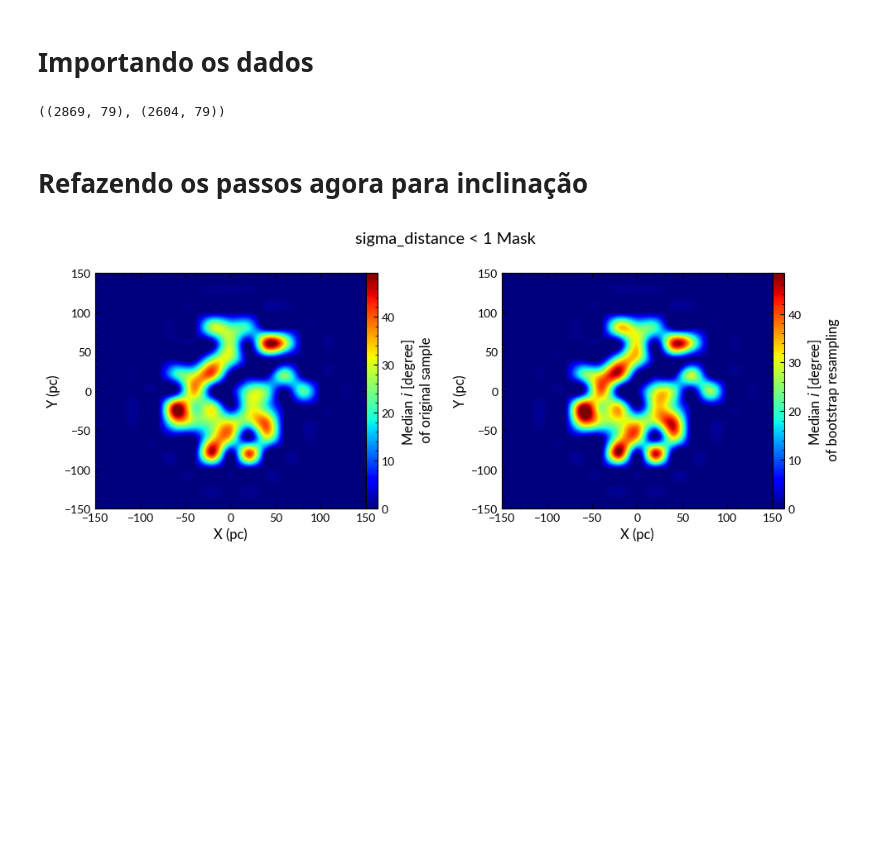
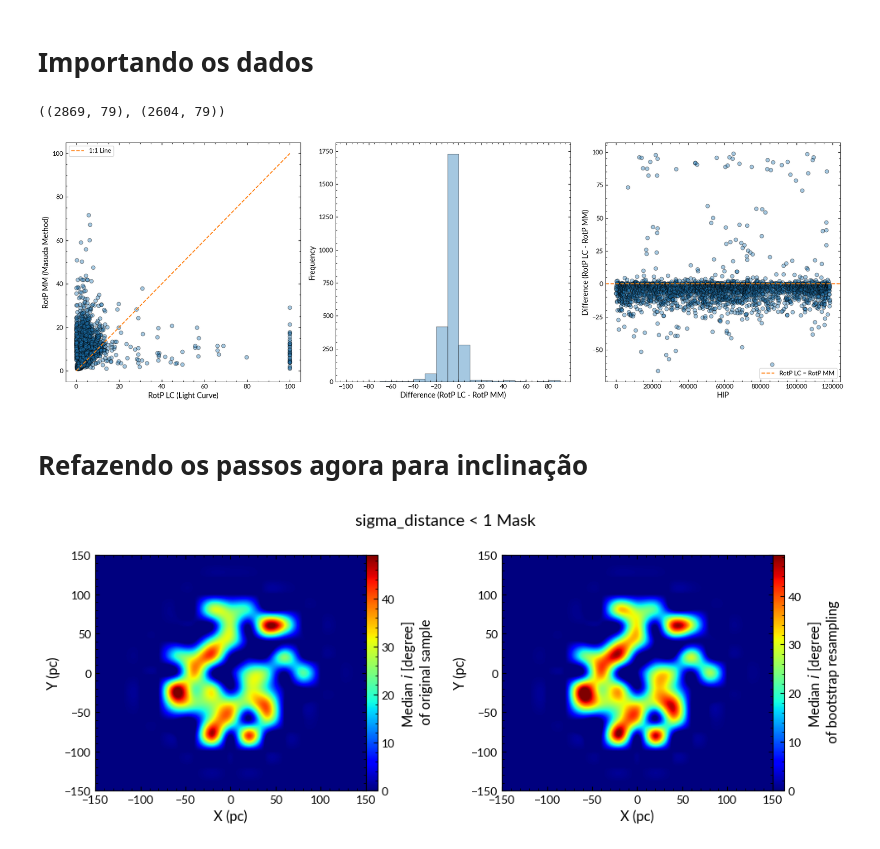
Before and after one commit to SarahBarbosa/ring-like-structure, a Jupyter notebook: docs/TESTE_ROTP_BOOT.ipynb, the cells around one changed output. Saved outputs shown, nothing was run; the diff lists cells and outputs as text; code cells hidden in the pictures; blank space fills up the shorter version.

Commit message:
masuda method apply

```diff
--- a/docs/TESTE_ROTP_BOOT.ipynb
+++ b/docs/TESTE_ROTP_BOOT.ipynb
@@ -53,6 +53,8 @@ def calcular_inclinacao(row):
 # %%
 gcs = pd.read_csv("../data/gcs-Fstars.csv")
 periodos = pd.read_csv("../data/Fstars_with_periods.csv")
+masuda = pd.read_csv("../data/Fstars_with_periods_masuda.csv")
+
 raios = pd.read_csv("../data/Fstars_with_radius_DR2.csv").rename(
     {"target_id": "Name"}, axis = 1)[["Name", "radius_val"]].drop_duplicates(subset="Name")
 
@@ -61,5 +63,43 @@ df = pd.merge(df, raios, on="Name")
 df.shape, df.dropna(subset={"RotP", "radius_val"}, axis = 0).shape
 # %% [output]
 ((2869, 79), (2604, 79))
+# %%
+# Aqui vamos ver o quanto difere os resultados via curva de luz e do Masuda (2022)
+teste = pd.merge(df, masuda, on="HIP").dropna(subset=["RotP"])
+
+# Calcular a diferença entre os valores de RotP e p_max_like
+teste["difference"] = teste["RotP"] - teste["p_max_like"]
+
+min_difference = int(teste["difference"].min()) - 34
+max_difference = int(teste["difference"].max()) + 2
+intervalos = range(min_difference, max_difference, 10)
+
+fig, axs = plt.subplots(1, 3, figsize=(18, 6))
+
+# Primeiro subplot: RotP vs p_max_like
+axs[0].scatter(teste["RotP"], teste["p_max_like"], c='C0', edgecolor='k',  alpha=0.4)
+axs[0].plot([teste["RotP"].min(), teste["RotP"].max()], [teste["RotP"].min(), teste["RotP"].max()],
+            color='C1', linestyle='--', label='1:1 Line')
+axs[0].set_xlabel('RotP LC (Light Curve)')
+axs[0].set_ylabel('RotP MM (Masuda Method)')
+axs[0].legend()
+
+# Segundo subplot: Histograma das diferenças
+axs[1].hist(teste["difference"], bins=intervalos, color='C0', edgecolor='k',  alpha=0.4)
+axs[1].set_xticks(intervalos[::2])
+axs[1].set_xlabel('Difference (RotP LC - RotP MM)')
+axs[1].set_ylabel('Frequency')
+
+# Terceiro subplot: Gráfico de dispersão das diferenças
+axs[2].scatter(teste["HIP"], teste["difference"], c='C0', edgecolor='k',  alpha=0.4)
+axs[2].axhline(y=0, color="C1", ls="--", label="RotP LC = RotP MM")
+axs[2].set_xlabel('HIP')
+axs[2].set_ylabel('Difference (RotP LC - RotP MM)')
+axs[2].legend(loc="lower right")
+
+plt.tight_layout()
+plt.show()
+# %% [output]
+[figure, added]
 # %%
 dados = df.dropna(subset={"RotP", "radius_val"}, axis = 0).copy()
```
Also changed, not shown: parts of 19 cells of this notebook, 3 other files.
